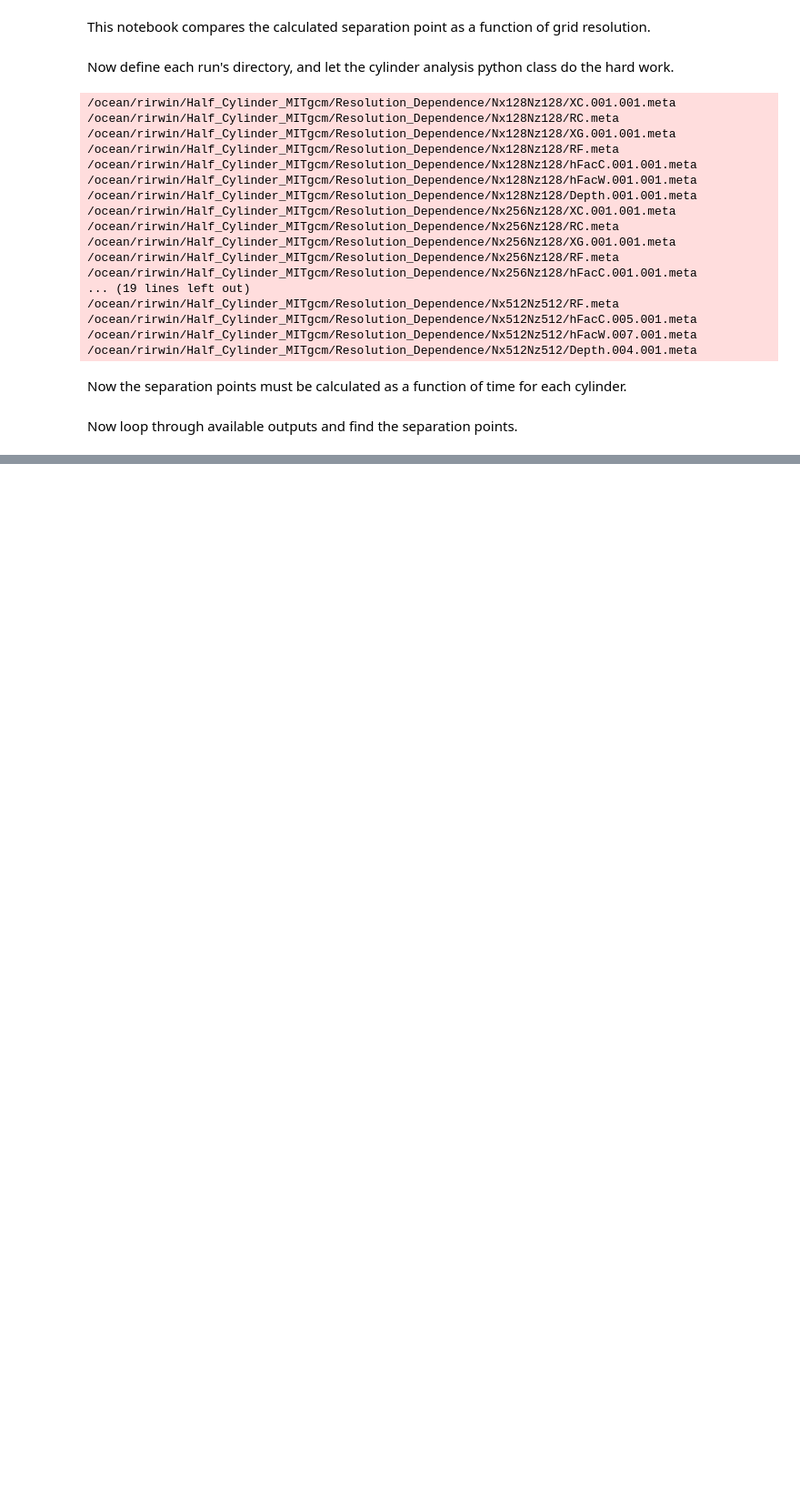
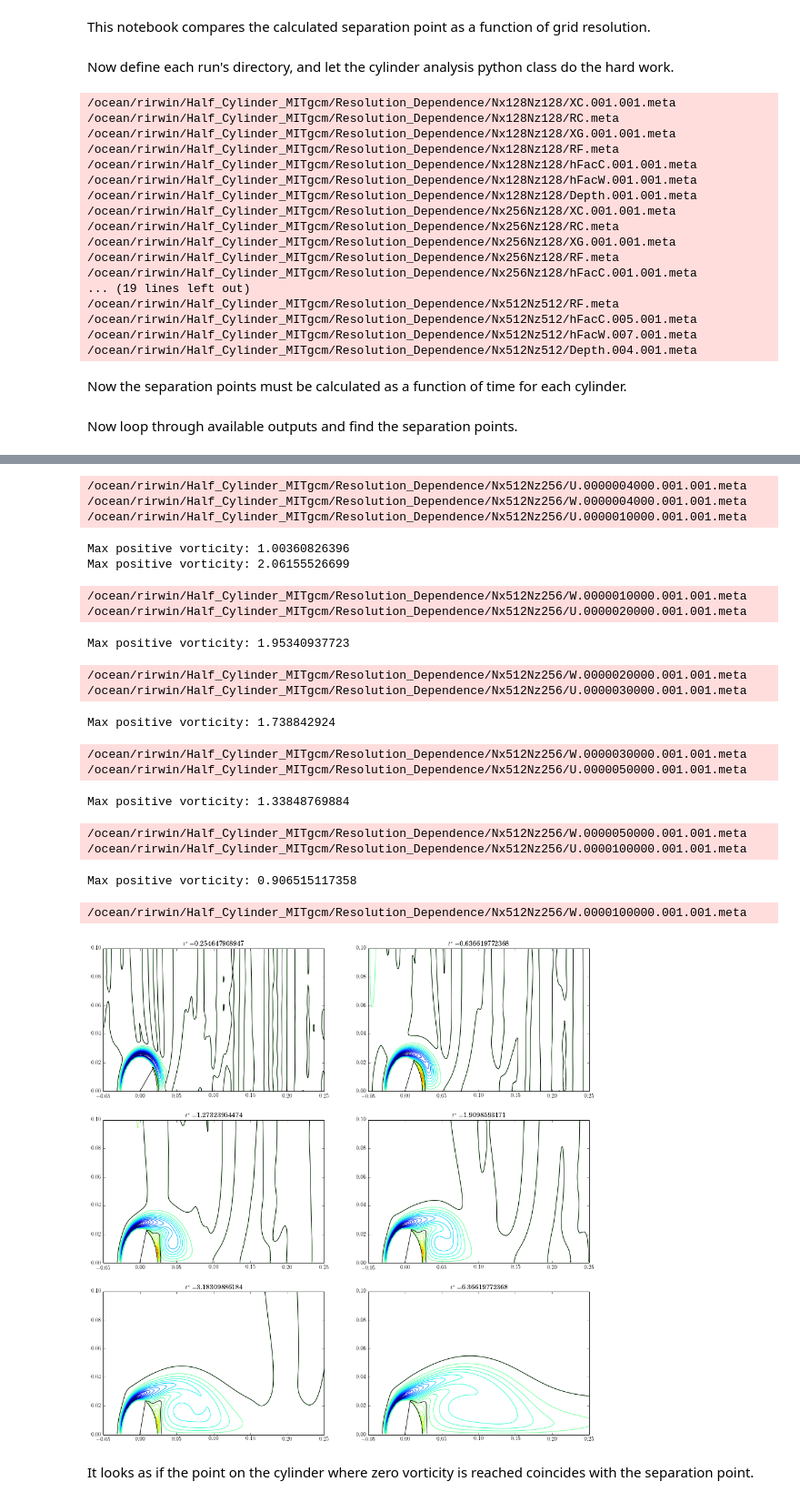
Before and after one commit to UBC-MOAD/flow_separation, a Jupyter notebook: half_cylinder_notebooks/jan28.ipynb, the cells around one changed output, grey strips where cells are left out. Shown at 91% size. Cells and saved outputs as stored; diff of their text form; code cells hidden in the pictures; blank space fills up the shorter version.

```diff
--- a/half_cylinder_notebooks/jan28.ipynb
+++ b/half_cylinder_notebooks/jan28.ipynb
@@ -202,0 +224,54 @@ plt.plot(thet,p)
+# %%
+pylab.rcParams['figure.figsize'] = (16.0, 16.0)
+
+curr_case = 3
+nouts = [2,5,10,15,25,50]
+
+for ii,jj in enumerate(nouts):
+    XC,XG,ZC,ZG,U,W=cyl_case[curr_case].get_fields_at_output(jj*dout[curr_case])
+
+    wx = np.diff(W,axis=1)/(XC[1]-XC[0])
+    uz = np.diff(U,axis=0)/(ZG[1]-ZG[0])
+    wx = np.hstack([wx,np.zeros((len(ZG),1))])
+    uz = np.vstack([uz,np.zeros((1,len(XG)))])
+    vort = wx - uz
+    curr_tt = (jj)/(np.pi*0.025/0.01)
+
+    print "Max positive vorticity: " + str(np.max(vort))
+
+    sep_dat = all_sep_pts[curr_case][jj]
+    thet = (180-sep_dat[1])*np.pi/180
+
+    plt.subplot(3,2,ii+1)
+    plt.contour(XC,ZC,vort,50)
+    plt.clim((-3,3))
+    plt.contour(XC,ZC,vort,levels=[0],colors=['k'])
+    plt.plot([0,0.025*np.cos(thet)],[0,0.025*np.sin(thet)],'-k')
+    plt.xlim((-0.05,0.25))
+    plt.ylim((0,0.1))
+    #plt.colorbar()
+    plt.title(r'$t^*=$'+str(curr_tt))
+
+plt.show()
+# %% [output]
+/ocean/rirwin/Half_Cylinder_MITgcm/Resolution_Dependence/Nx512Nz256/U.0000004000.001.001.meta
+/ocean/rirwin/Half_Cylinder_MITgcm/Resolution_Dependence/Nx512Nz256/W.0000004000.001.001.meta
+/ocean/rirwin/Half_Cylinder_MITgcm/Resolution_Dependence/Nx512Nz256/U.0000010000.001.001.meta
+Max positive vorticity: 1.00360826396
+Max positive vorticity: 2.06155526699
+/ocean/rirwin/Half_Cylinder_MITgcm/Resolution_Dependence/Nx512Nz256/W.0000010000.001.001.meta
+/ocean/rirwin/Half_Cylinder_MITgcm/Resolution_Dependence/Nx512Nz256/U.0000020000.001.001.meta
+Max positive vorticity: 1.95340937723
+/ocean/rirwin/Half_Cylinder_MITgcm/Resolution_Dependence/Nx512Nz256/W.0000020000.001.001.meta
+/ocean/rirwin/Half_Cylinder_MITgcm/Resolution_Dependence/Nx512Nz256/U.0000030000.001.001.meta
+Max positive vorticity: 1.738842924
+/ocean/rirwin/Half_Cylinder_MITgcm/Resolution_Dependence/Nx512Nz256/W.0000030000.001.001.meta
+/ocean/rirwin/Half_Cylinder_MITgcm/Resolution_Dependence/Nx512Nz256/U.0000050000.001.001.meta
+Max positive vorticity: 1.33848769884
+/ocean/rirwin/Half_Cylinder_MITgcm/Resolution_Dependence/Nx512Nz256/W.0000050000.001.001.meta
+/ocean/rirwin/Half_Cylinder_MITgcm/Resolution_Dependence/Nx512Nz256/U.0000100000.001.001.meta
+Max positive vorticity: 0.906515117358
+/ocean/rirwin/Half_Cylinder_MITgcm/Resolution_Dependence/Nx512Nz256/W.0000100000.001.001.meta
+[figure, added]
+# %% [markdown]
+It looks as if the point on the cylinder where zero vorticity is reached coincides with the separation point.
```
Also changed, not shown: parts of 8 cells of this notebook.
